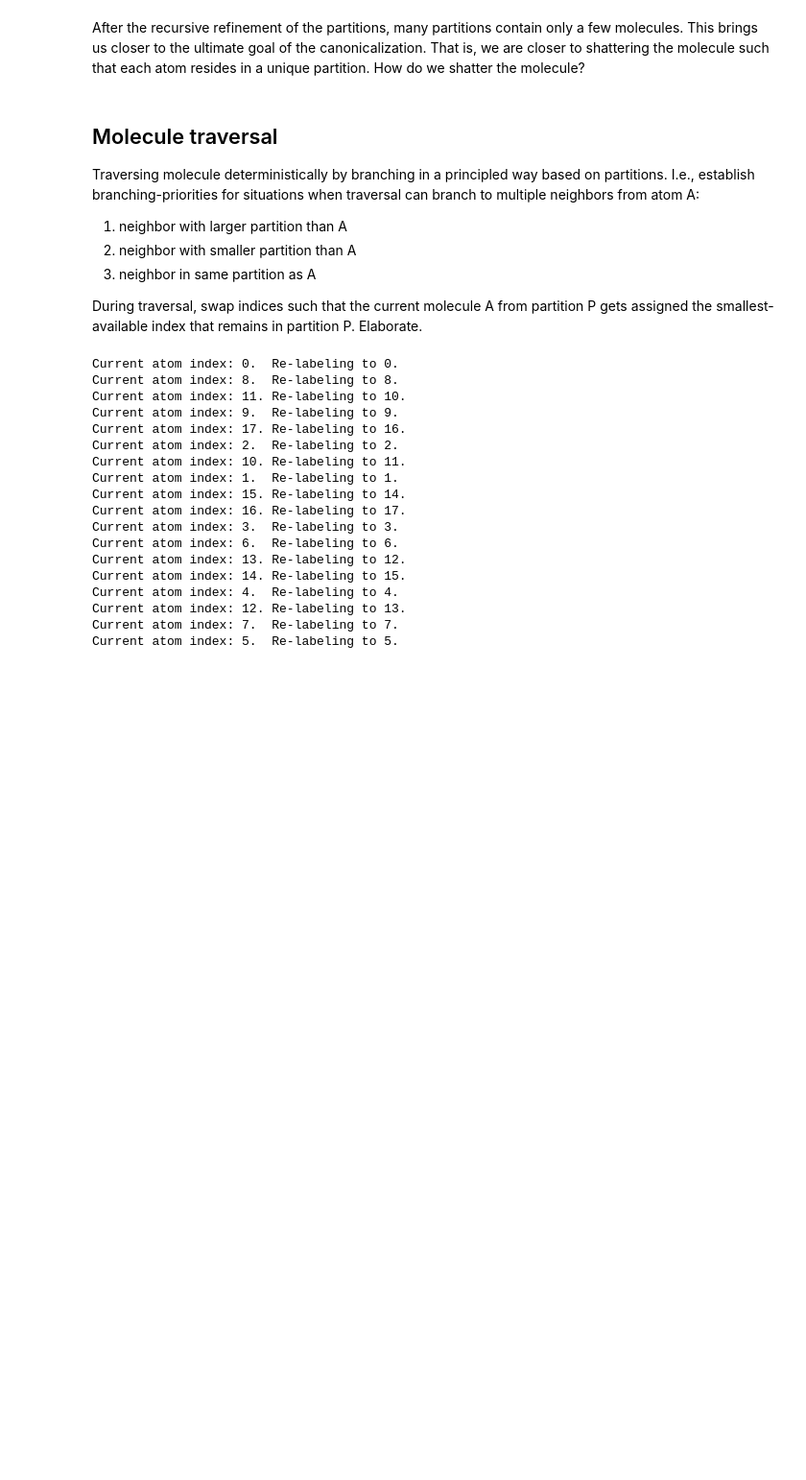
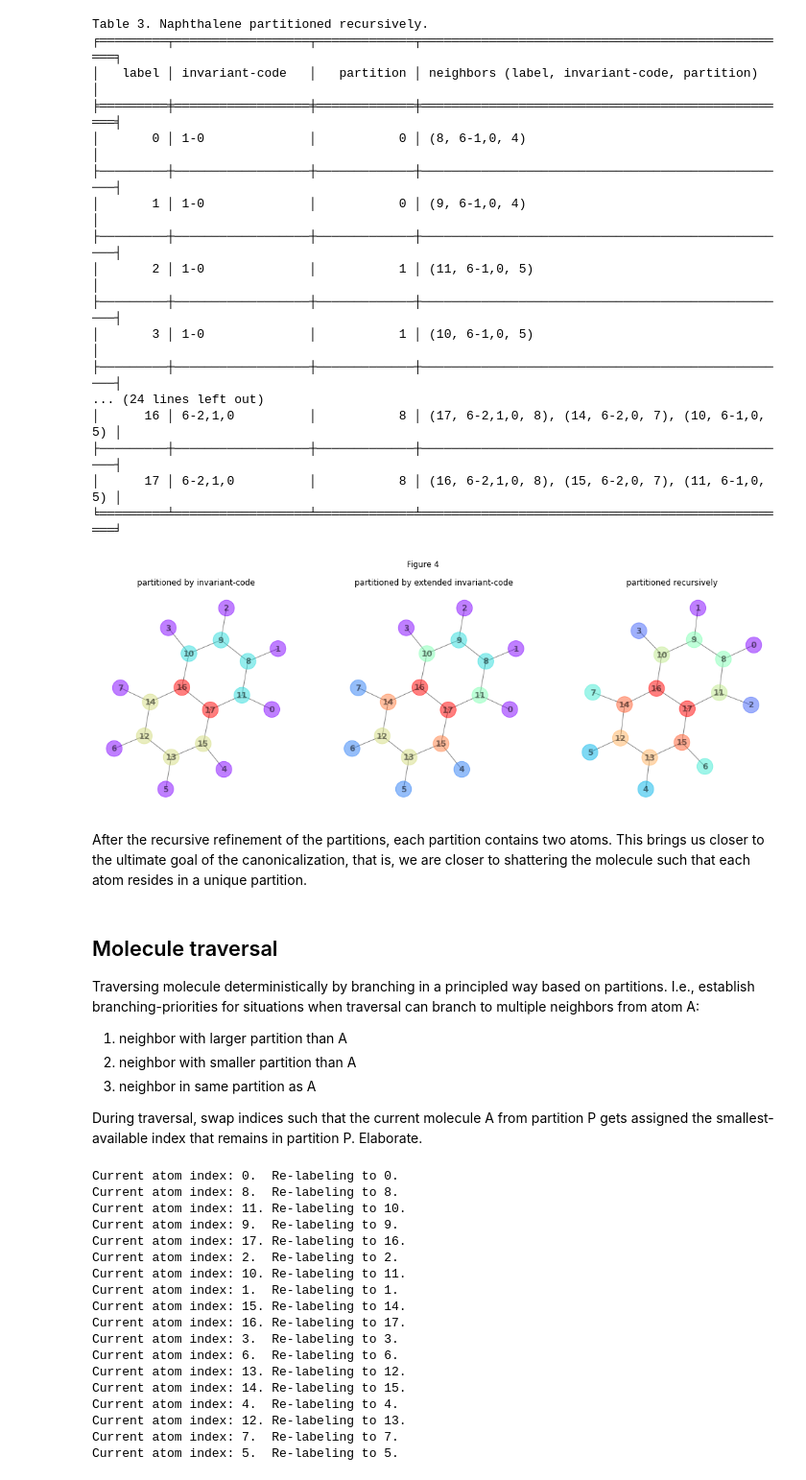
Before and after one commit to TUCAN-nest/TUCAN, a Jupyter notebook: demo_canonicalization.ipynb, the cells around one changed output. Shown at 96% size. Saved outputs shown, nothing was run; the diff lists cells and outputs as text; code cells hidden in the pictures; blank space fills up the shorter version.

Commit message:
Started documenting canonicalization.

```diff
--- a/demo_canonicalization.ipynb
+++ b/demo_canonicalization.ipynb
@@ -96,5 +146,30 @@ refined partitions
+# %%
+m_partitioned = partition_molecule_recursively(m_partitioned_by_extended_invariants)
+print_molecule(m_partitioned, f"Table 3. {molecule.capitalize()} partitioned recursively.")
+draw_molecules([m_partitioned_by_invariants, m_partitioned_by_extended_invariants, m_partitioned],
+               ["partitioned by invariant-code", "partitioned by extended invariant-code", "partitioned recursively"],
+               highlight="partition", title="Figure 4")
+# %% [output]
+Table 3. Naphthalene partitioned recursively.
+╒═════════╤══════════════════╤═════════════╤══════════════════════════════════════════════════╕
+│   label │ invariant-code   │   partition │ neighbors (label, invariant-code, partition)     │
+╞═════════╪══════════════════╪═════════════╪══════════════════════════════════════════════════╡
+│       0 │ 1-0              │           0 │ (8, 6-1,0, 4)                                    │
+├─────────┼──────────────────┼─────────────┼──────────────────────────────────────────────────┤
+│       1 │ 1-0              │           0 │ (9, 6-1,0, 4)                                    │
+├─────────┼──────────────────┼─────────────┼──────────────────────────────────────────────────┤
+│       2 │ 1-0              │           1 │ (11, 6-1,0, 5)                                   │
+├─────────┼──────────────────┼─────────────┼──────────────────────────────────────────────────┤
+│       3 │ 1-0              │           1 │ (10, 6-1,0, 5)                                   │
+├─────────┼──────────────────┼─────────────┼──────────────────────────────────────────────────┤
+... (24 lines left out)
+│      16 │ 6-2,1,0          │           8 │ (17, 6-2,1,0, 8), (14, 6-2,0, 7), (10, 6-1,0, 5) │
+├─────────┼──────────────────┼─────────────┼──────────────────────────────────────────────────┤
+│      17 │ 6-2,1,0          │           8 │ (16, 6-2,1,0, 8), (15, 6-2,0, 7), (11, 6-1,0, 5) │
+╘═════════╧══════════════════╧═════════════╧══════════════════════════════════════════════════╛
+[figure, added]
 # %% [markdown]
-After the recursive refinement of the partitions, many partitions contain only a few molecules. This brings us closer to the ultimate goal of the canonicalization. That is, we are closer to shattering the molecule such that each atom resides in a unique partition. How do we shatter the molecule?
+After the recursive refinement of the partitions, each partition contains two atoms. This brings us closer to the ultimate goal of the canonicalization, that is, we are closer to shattering the molecule such that each atom resides in a unique partition.
 # %% [markdown]
 ## Molecule traversal
 
```
Also changed, not shown: parts of 15 cells of this notebook, 2 other files.
